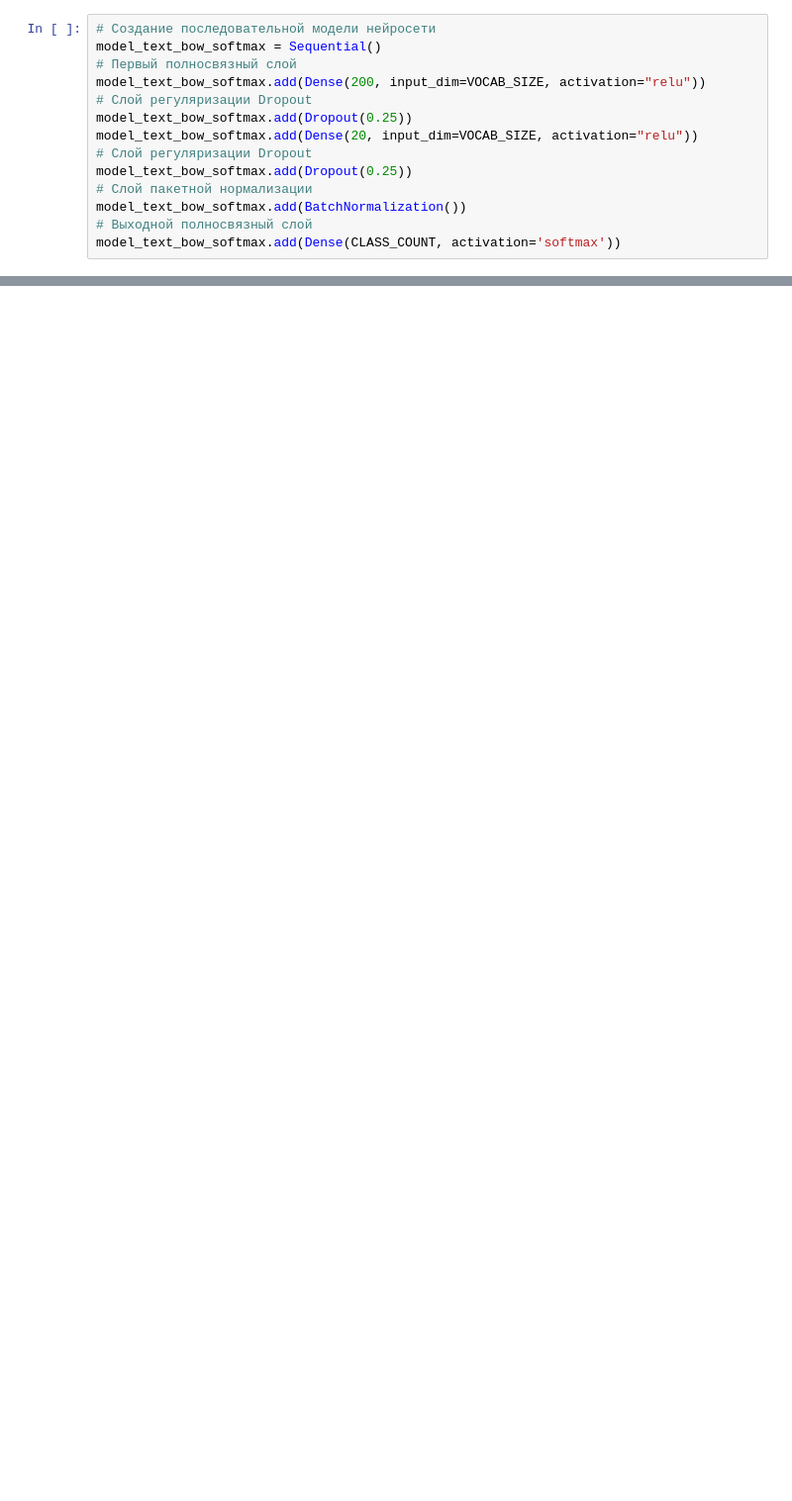
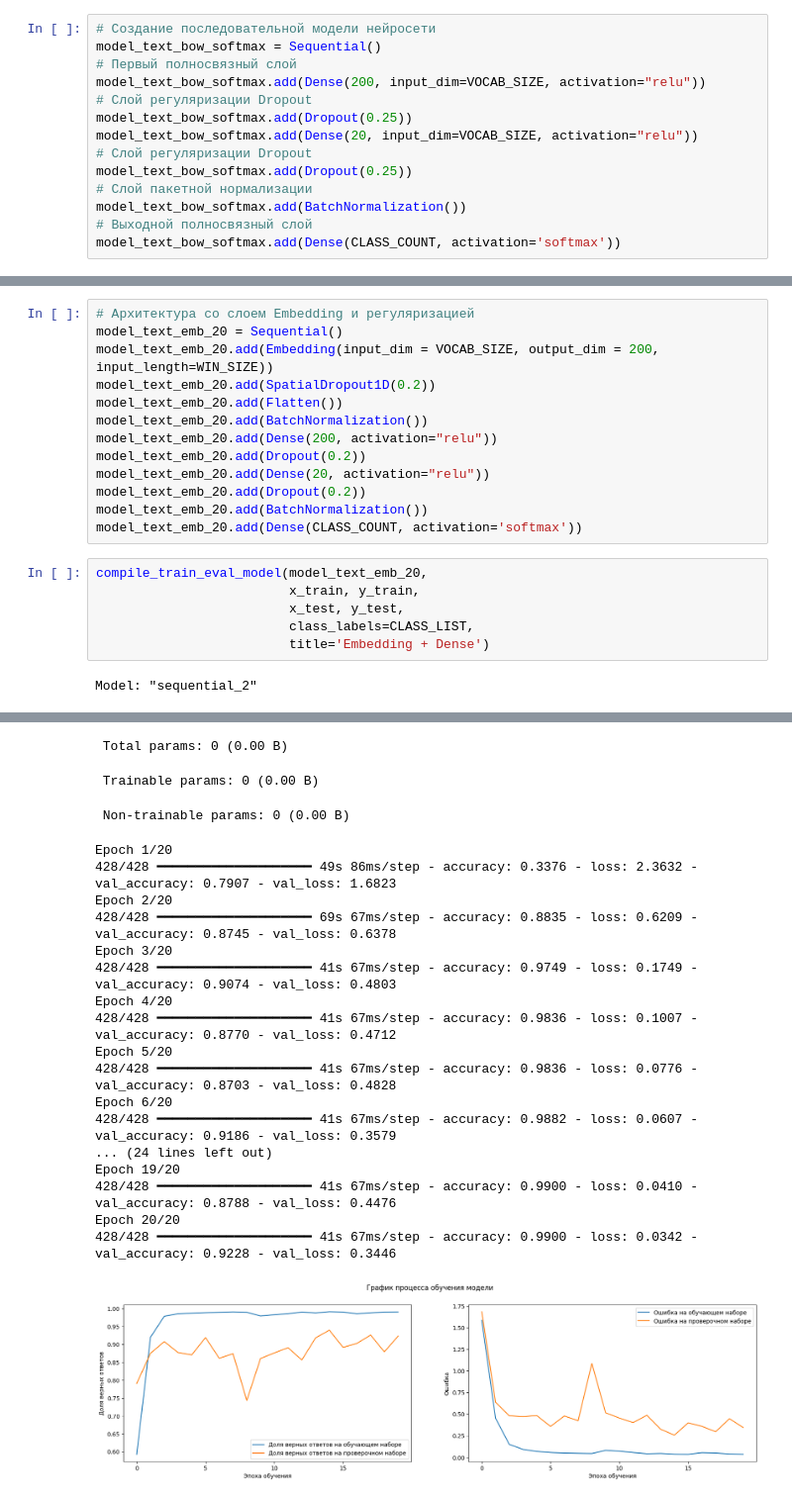
Before and after one commit to kuzovkov/neural-university, a Jupyter notebook: Базовый_блок_|_Обработка_текстов_с_помощью_нейронных_сетей_|_ДЗ_Ultra_Pro_|_УИИ.ipynb, the cells around one changed output, grey strips where cells are left out. Shown: that part at 99% size. Drawn from its saved outputs; the diff is of its cells as text; blank space fills up the shorter version.

```diff
--- a/Базовый_блок_|_Обработка_текстов_с_помощью_нейронных_сетей_|_ДЗ_Ultra_Pro_|_УИИ.ipynb
+++ b/Базовый_блок_|_Обработка_текстов_с_помощью_нейронных_сетей_|_ДЗ_Ultra_Pro_|_УИИ.ipynb
@@ -486,0 +487,21 @@ Epoch 20/20
+# %%
+# Архитектура со слоем Embedding и регуляризацией
+model_text_emb_20 = Sequential()
+model_text_emb_20.add(Embedding(input_dim = VOCAB_SIZE, output_dim = 200, input_length=WIN_SIZE))
+model_text_emb_20.add(SpatialDropout1D(0.2))
+model_text_emb_20.add(Flatten())
+model_text_emb_20.add(BatchNormalization())
+model_text_emb_20.add(Dense(200, activation="relu"))
+model_text_emb_20.add(Dropout(0.2))
+model_text_emb_20.add(Dense(20, activation="relu"))
+model_text_emb_20.add(Dropout(0.2))
+model_text_emb_20.add(BatchNormalization())
+model_text_emb_20.add(Dense(CLASS_COUNT, activation='softmax'))
+# %%
+compile_train_eval_model(model_text_emb_20,
+                         x_train, y_train,
+                         x_test, y_test,
+                         class_labels=CLASS_LIST,
+                         title='Embedding + Dense')
+# %% [output]
+Model: "sequential_2"
@@ -486,0 +525,21 @@ Epoch 20/20
+ Total params: 0 (0.00 B)
+ Trainable params: 0 (0.00 B)
+ Non-trainable params: 0 (0.00 B)
+Epoch 1/20
+428/428 ━━━━━━━━━━━━━━━━━━━━ 49s 86ms/step - accuracy: 0.3376 - loss: 2.3632 - val_accuracy: 0.7907 - val_loss: 1.6823
+Epoch 2/20
+428/428 ━━━━━━━━━━━━━━━━━━━━ 69s 67ms/step - accuracy: 0.8835 - loss: 0.6209 - val_accuracy: 0.8745 - val_loss: 0.6378
+Epoch 3/20
+428/428 ━━━━━━━━━━━━━━━━━━━━ 41s 67ms/step - accuracy: 0.9749 - loss: 0.1749 - val_accuracy: 0.9074 - val_loss: 0.4803
+Epoch 4/20
+428/428 ━━━━━━━━━━━━━━━━━━━━ 41s 67ms/step - accuracy: 0.9836 - loss: 0.1007 - val_accuracy: 0.8770 - val_loss: 0.4712
+Epoch 5/20
+428/428 ━━━━━━━━━━━━━━━━━━━━ 41s 67ms/step - accuracy: 0.9836 - loss: 0.0776 - val_accuracy: 0.8703 - val_loss: 0.4828
+Epoch 6/20
+428/428 ━━━━━━━━━━━━━━━━━━━━ 41s 67ms/step - accuracy: 0.9882 - loss: 0.0607 - val_accuracy: 0.9186 - val_loss: 0.3579
+... (24 lines left out)
+Epoch 19/20
+428/428 ━━━━━━━━━━━━━━━━━━━━ 41s 67ms/step - accuracy: 0.9900 - loss: 0.0410 - val_accuracy: 0.8788 - val_loss: 0.4476
+Epoch 20/20
+428/428 ━━━━━━━━━━━━━━━━━━━━ 41s 67ms/step - accuracy: 0.9900 - loss: 0.0342 - val_accuracy: 0.9228 - val_loss: 0.3446
+[figure, added]
```
Also changed, not shown: parts of 8 cells of this notebook.
